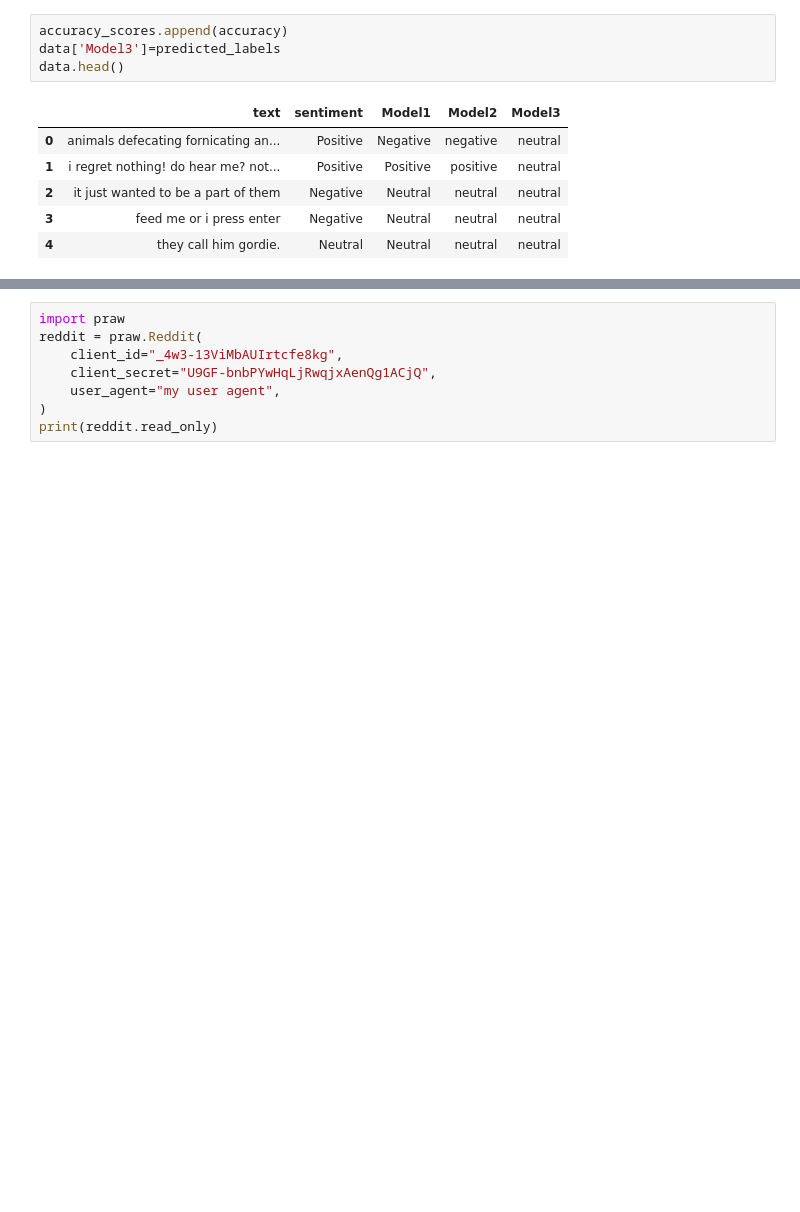
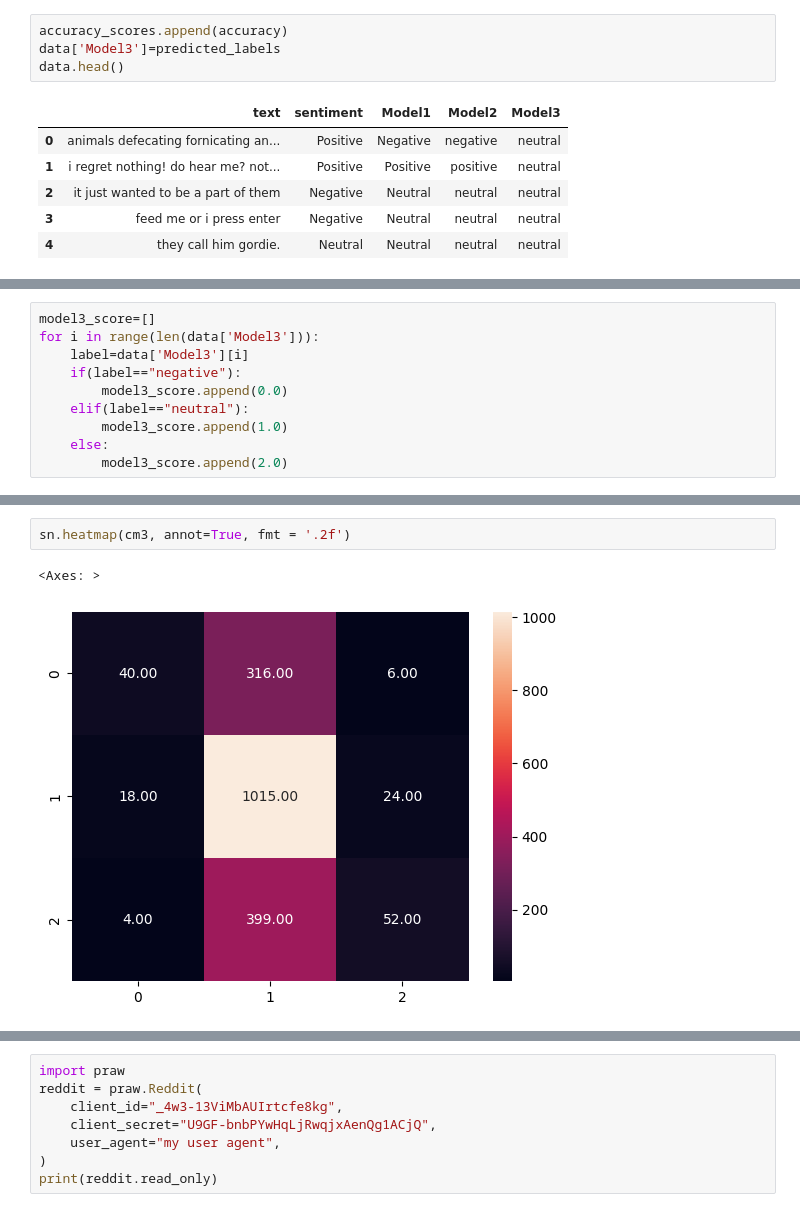
Before and after one commit to reddit-moods/monorepo, a Jupyter notebook: api/inference/MLPipeline.ipynb, the cells around one changed output, grey strips where cells are left out. Saved outputs shown, nothing was run; the diff lists cells and outputs as text; blank space fills up the shorter version.

```diff
--- a/api/inference/MLPipeline.ipynb
+++ b/api/inference/MLPipeline.ipynb
@@ -268,0 +271,10 @@ data.head()
+# %%
+model3_score=[]
+for i in range(len(data['Model3'])):
+    label=data['Model3'][i]
+    if(label=="negative"):
+        model3_score.append(0.0)
+    elif(label=="neutral"):
+        model3_score.append(1.0)
+    else:
+        model3_score.append(2.0)
@@ -269,3 +301,8 @@ data.head()
+# %%
+sn.heatmap(cm3, annot=True, fmt = '.2f')
+# %% [output]
+<Axes: >
+[figure, added]
 # %%
 accuracy_scores
 # %% [output]
```
Also changed, not shown: parts of 19 cells of this notebook, 3 other files.
